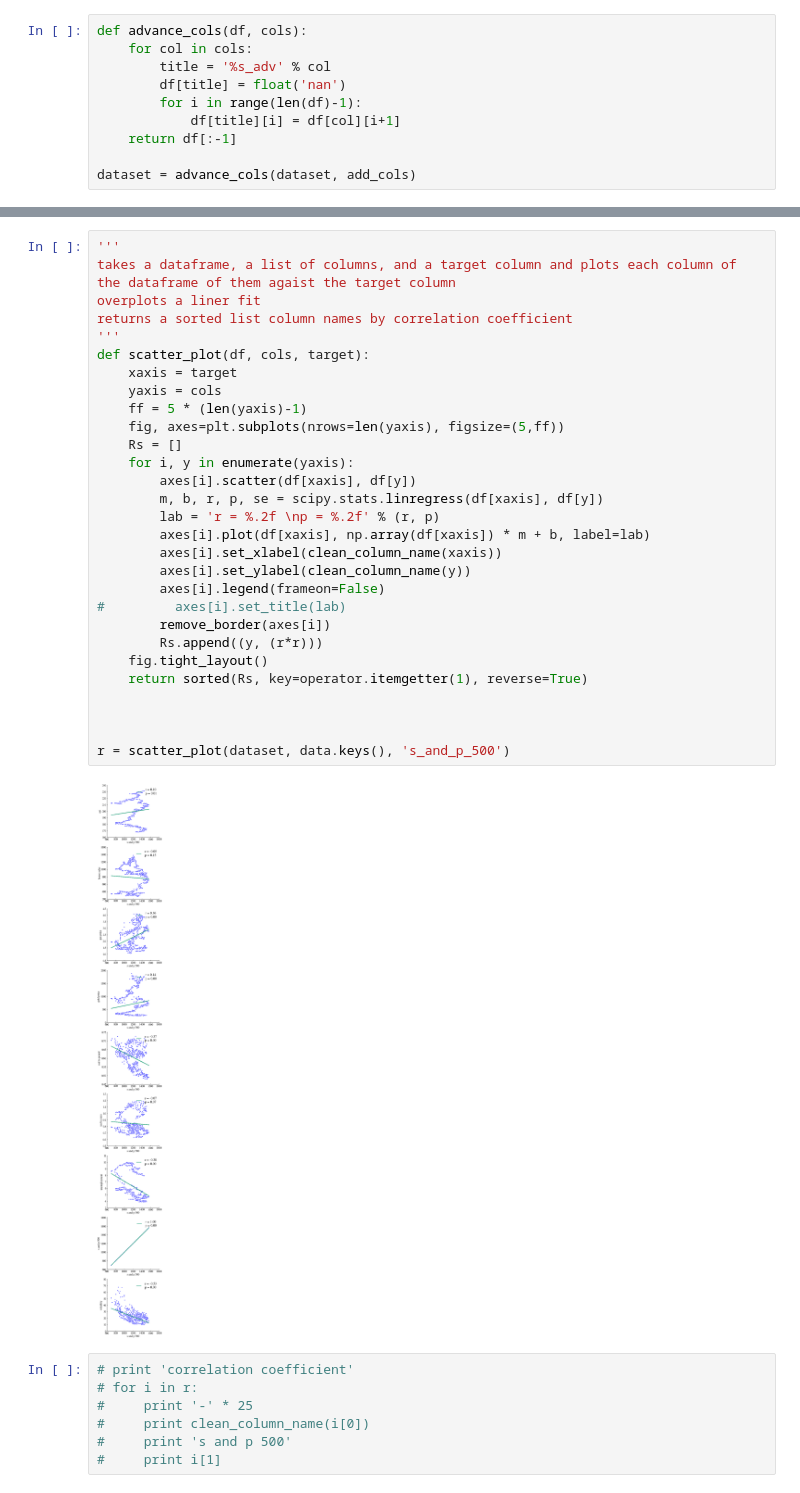
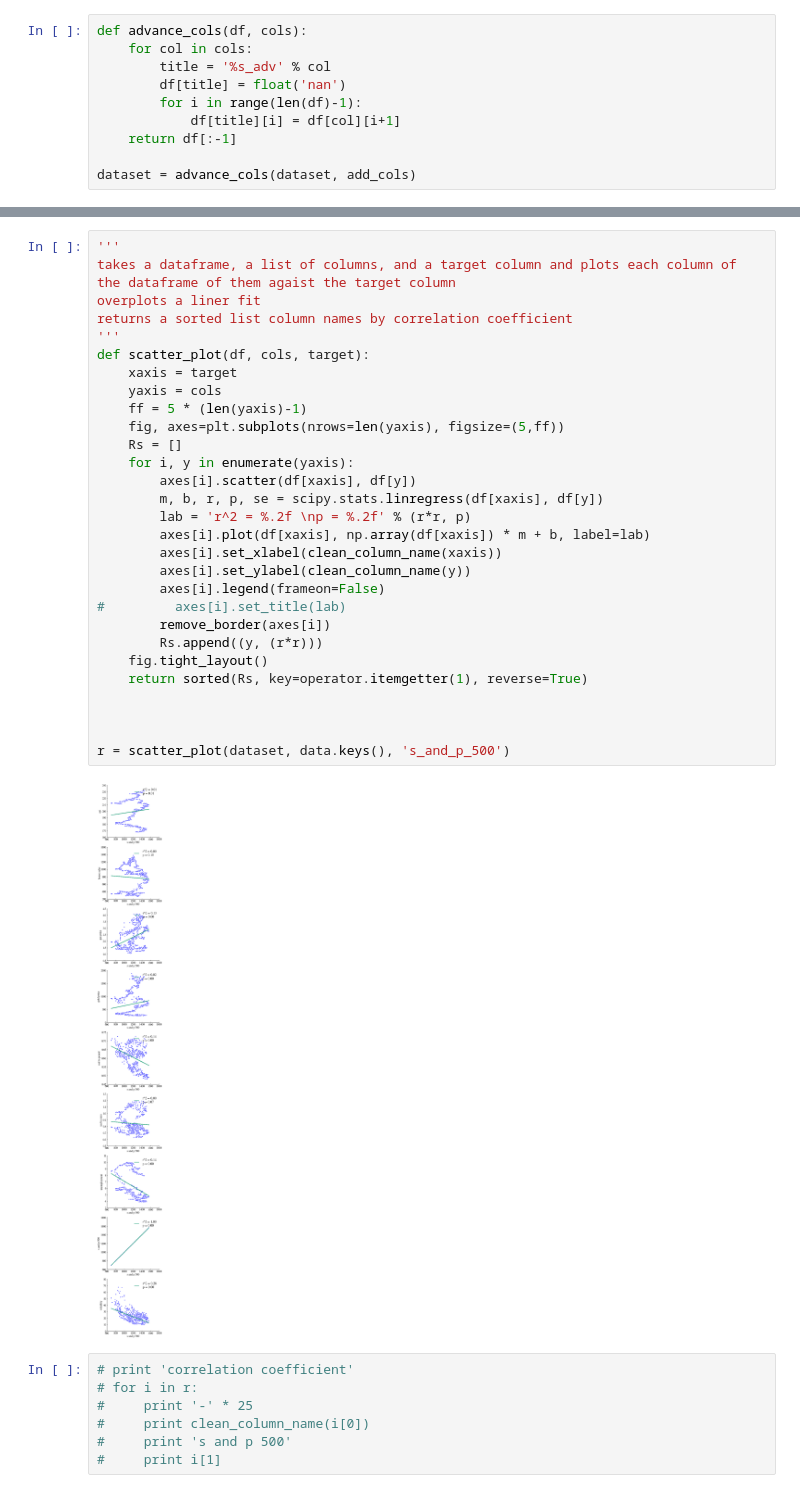
Before and after one commit to jrosen3/cs109annstock, a Jupyter notebook: ANN.ipynb, the cells around one changed output, grey strips where cells are left out. Drawn from its saved outputs; the diff is of its cells as text.

```diff
--- a/ANN.ipynb
+++ b/ANN.ipynb
@@ -237,34 +237,34 @@ dataset.head()
 # %%
 '''
 takes a dataframe, a list of columns, and a target column and plots each column of the dataframe of them agaist the target column
 overplots a liner fit
 returns a sorted list column names by correlation coefficient
 '''
 def scatter_plot(df, cols, target):
     xaxis = target
     yaxis = cols
     ff = 5 * (len(yaxis)-1)
     fig, axes=plt.subplots(nrows=len(yaxis), figsize=(5,ff))
     Rs = []
     for i, y in enumerate(yaxis):
         axes[i].scatter(df[xaxis], df[y])
         m, b, r, p, se = scipy.stats.linregress(df[xaxis], df[y])
-        lab = 'r = %.2f \np = %.2f' % (r, p)
+        lab = 'r^2 = %.2f \np = %.2f' % (r*r, p)
         axes[i].plot(df[xaxis], np.array(df[xaxis]) * m + b, label=lab)
         axes[i].set_xlabel(clean_column_name(xaxis))
         axes[i].set_ylabel(clean_column_name(y))
         axes[i].legend(frameon=False)
 #         axes[i].set_title(lab)
         remove_border(axes[i])
         Rs.append((y, (r*r)))
     fig.tight_layout()
     return sorted(Rs, key=operator.itemgetter(1), reverse=True)
 
 
 
 r = scatter_plot(dataset, data.keys(), 's_and_p_500')
 # %% [output]
-[figure, old version]
+[figure, new version]
 # %%
 # print 'correlation coefficient'
 # for i in r:
```
Also changed, not shown: parts of 3 cells of this notebook.
